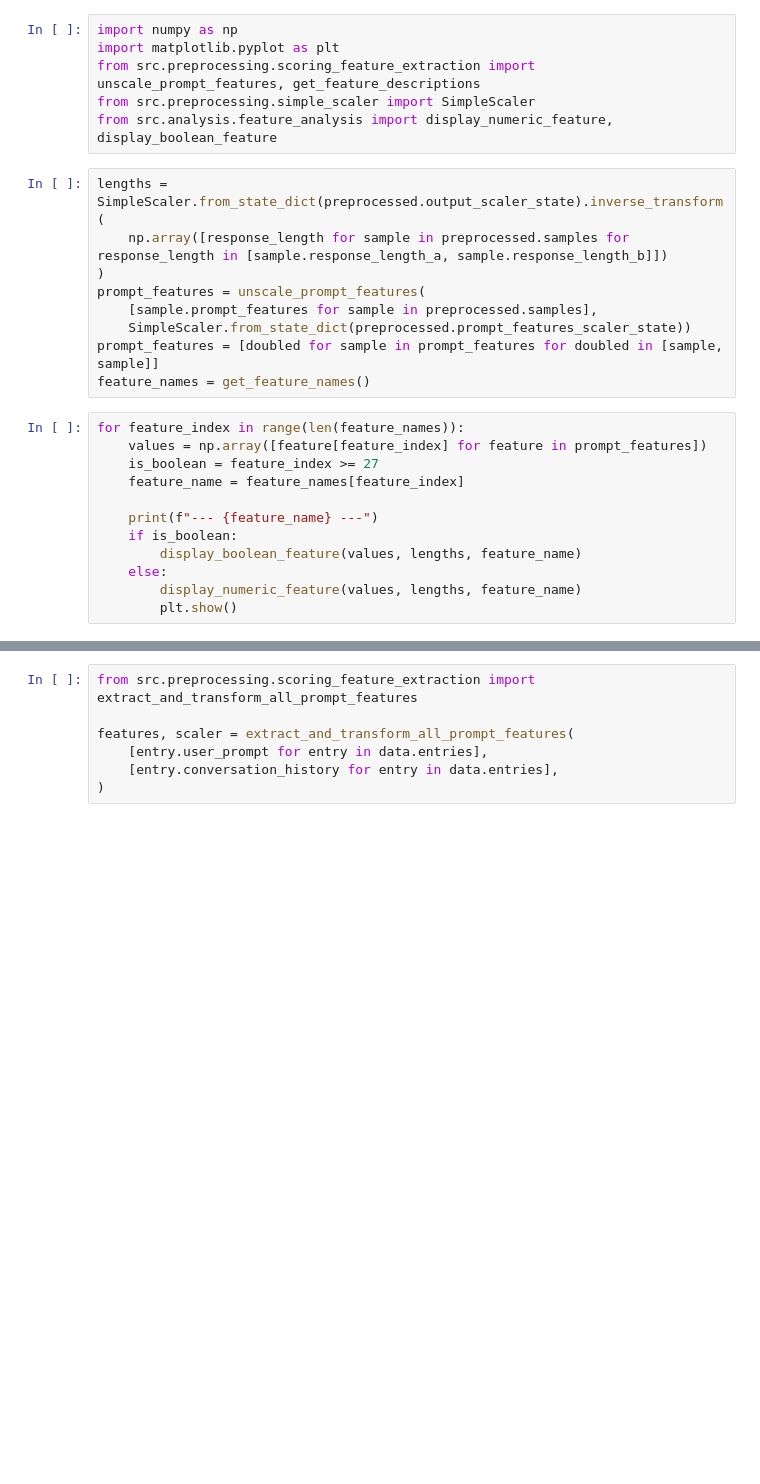
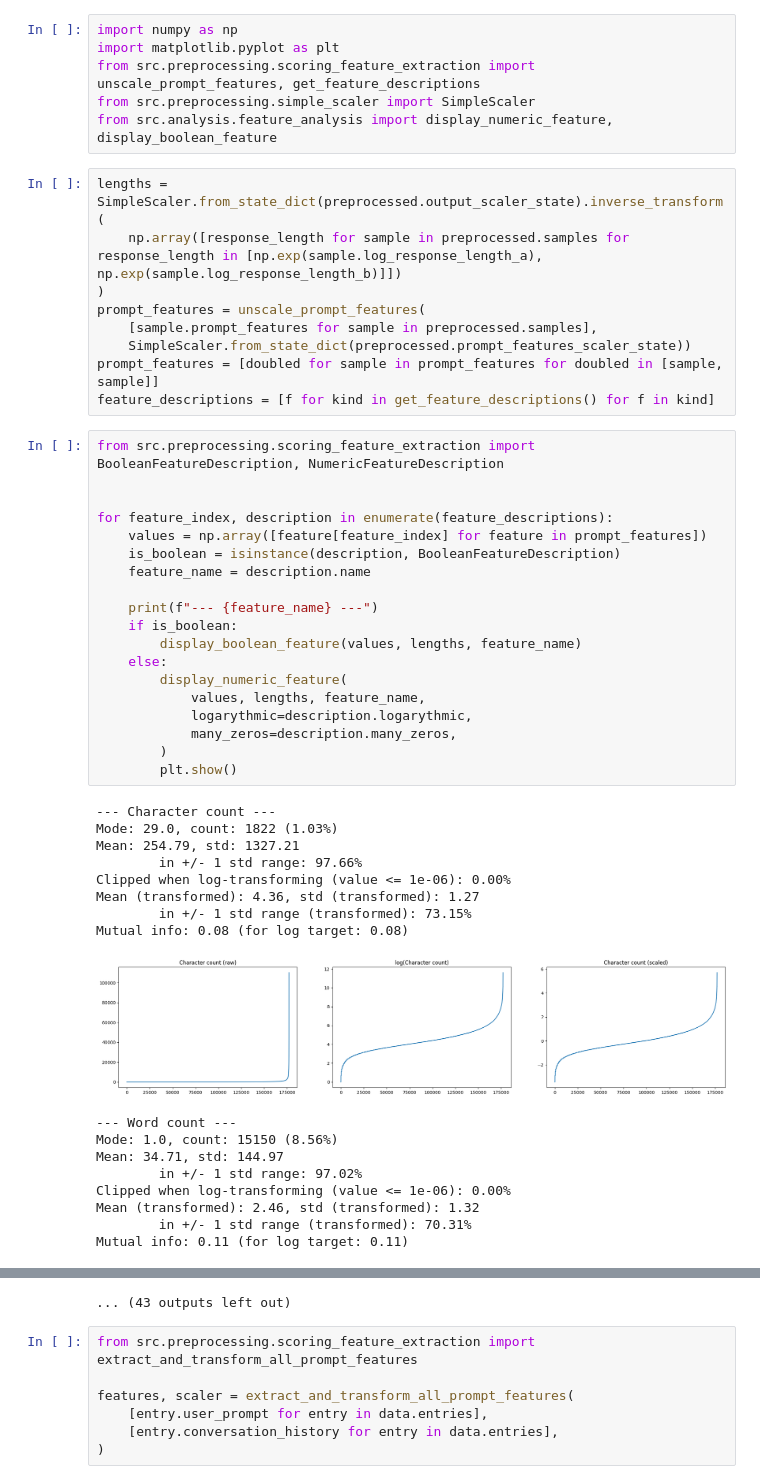
Before and after one commit to Meeso1/llimit-model-selection, a Jupyter notebook: data_analysis.ipynb, the cells around one changed output, grey strips where cells are left out. Drawn from its saved outputs; the diff is of its cells as text; blank space fills up the shorter version.

Commit message:
Improve data analysis plots

```diff
--- a/data_analysis.ipynb
+++ b/data_analysis.ipynb
@@ -28,22 +30,47 @@ from src.preprocessing.simple_scaler import SimpleScaler
 from src.analysis.feature_analysis import display_numeric_feature, display_boolean_feature
 # %%
 lengths = SimpleScaler.from_state_dict(preprocessed.output_scaler_state).inverse_transform(
-    np.array([response_length for sample in preprocessed.samples for response_length in [sample.response_length_a, sample.response_length_b]])
+    np.array([response_length for sample in preprocessed.samples for response_length in [np.exp(sample.log_response_length_a), np.exp(sample.log_response_length_b)]])
 )
 prompt_features = unscale_prompt_features(
     [sample.prompt_features for sample in preprocessed.samples],
     SimpleScaler.from_state_dict(preprocessed.prompt_features_scaler_state))
 prompt_features = [doubled for sample in prompt_features for doubled in [sample, sample]]
-feature_names = get_feature_names()
+feature_descriptions = [f for kind in get_feature_descriptions() for f in kind]
 # %%
-for feature_index in range(len(feature_names)):
+from src.preprocessing.scoring_feature_extraction import BooleanFeatureDescription, NumericFeatureDescription
+
+
+for feature_index, description in enumerate(feature_descriptions):
     values = np.array([feature[feature_index] for feature in prompt_features])
-    is_boolean = feature_index >= 27
-    feature_name = feature_names[feature_index]
+    is_boolean = isinstance(description, BooleanFeatureDescription)
+    feature_name = description.name
 
     print(f"--- {feature_name} ---")
     if is_boolean:
         display_boolean_feature(values, lengths, feature_name)
     else:
-        display_numeric_feature(values, lengths, feature_name)
+        display_numeric_feature(
+            values, lengths, feature_name,
+            logarythmic=description.logarythmic,
+            many_zeros=description.many_zeros,
+        )
         plt.show()
+# %% [output]
+--- Character count ---
+Mode: 29.0, count: 1822 (1.03%)
+Mean: 254.79, std: 1327.21
+        in +/- 1 std range: 97.66%
+Clipped when log-transforming (value <= 1e-06): 0.00%
+Mean (transformed): 4.36, std (transformed): 1.27
+        in +/- 1 std range (transformed): 73.15%
+Mutual info: 0.08 (for log target: 0.08)
+[figure, added]
+--- Word count ---
+Mode: 1.0, count: 15150 (8.56%)
+Mean: 34.71, std: 144.97
+        in +/- 1 std range: 97.02%
+Clipped when log-transforming (value <= 1e-06): 0.00%
+Mean (transformed): 2.46, std (transformed): 1.32
+        in +/- 1 std range (transformed): 70.31%
+Mutual info: 0.11 (for log target: 0.11)
@@ -50,3 +115,4 @@ for feature_index in range(len(feature_names)):
+... (43 outputs left out)
 # %%
 from src.preprocessing.scoring_feature_extraction import extract_and_transform_all_prompt_features
 
```
Also changed, not shown: parts of 3 cells of this notebook, 2 other files.
